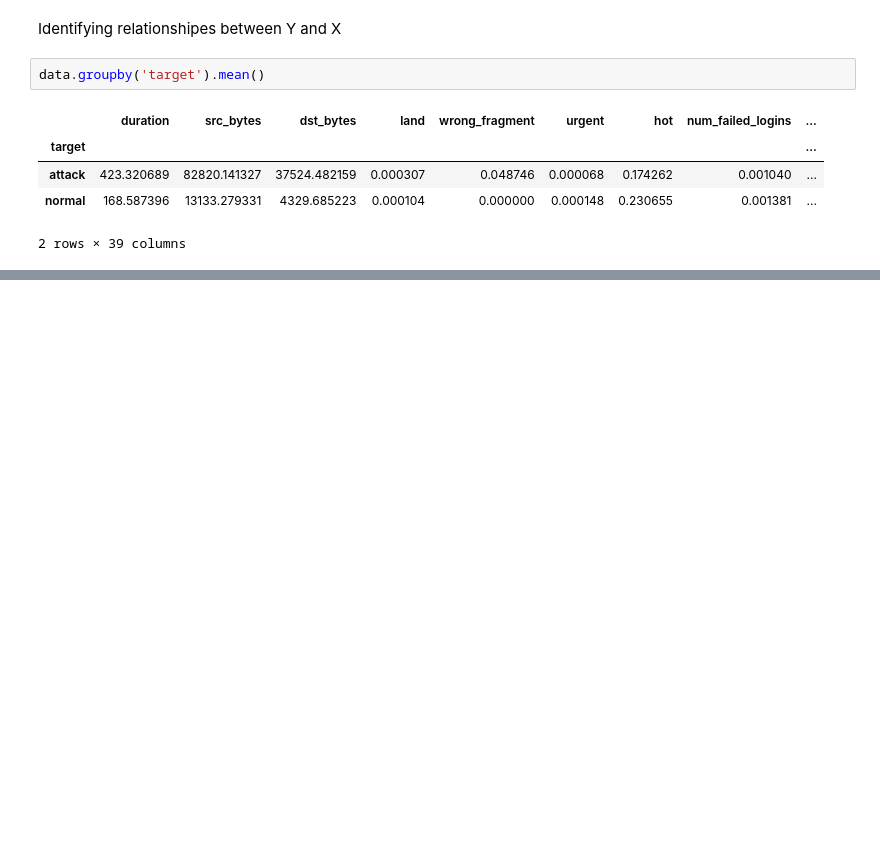
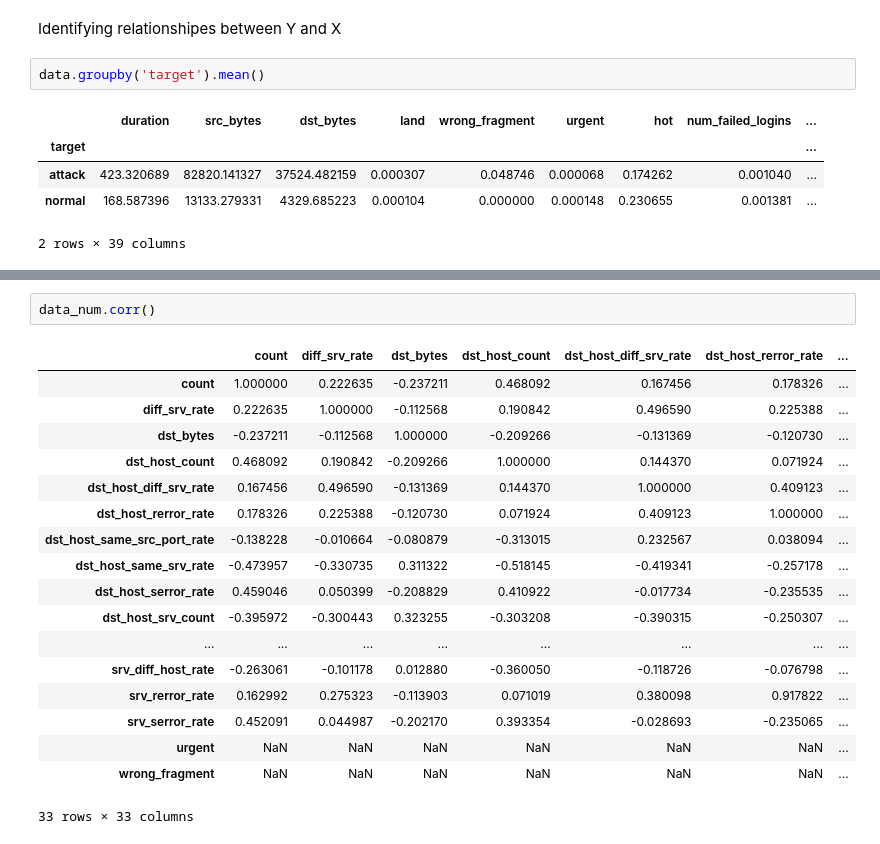
Before and after one commit to devarun07/Analytix, a Jupyter notebook: Projects/3. Network Intrusion Detection System/Project-3.ipynb, the cells around one changed output, grey strips where cells are left out. Cells and saved outputs as stored; diff of their text form; blank space fills up the shorter version.

```diff
--- a/Projects/3. Network Intrusion Detection System/Project-3.ipynb
+++ b/Projects/3. Network Intrusion Detection System/Project-3.ipynb
@@ -101,0 +181,21 @@ numeric = data.columns.difference(nominal_vars + binary_vars)
+# %%
+data_num.corr()
+# %% [output]
+|  | count | diff_srv_rate | dst_bytes | dst_host_count | dst_host_diff_srv_rate | dst_host_rerror_rate | ... |
+| count | 1.000000 | 0.222635 | -0.237211 | 0.468092 | 0.167456 | 0.178326 | ... |
+| diff_srv_rate | 0.222635 | 1.000000 | -0.112568 | 0.190842 | 0.496590 | 0.225388 | ... |
+| dst_bytes | -0.237211 | -0.112568 | 1.000000 | -0.209266 | -0.131369 | -0.120730 | ... |
+| dst_host_count | 0.468092 | 0.190842 | -0.209266 | 1.000000 | 0.144370 | 0.071924 | ... |
+| dst_host_diff_srv_rate | 0.167456 | 0.496590 | -0.131369 | 0.144370 | 1.000000 | 0.409123 | ... |
+| dst_host_rerror_rate | 0.178326 | 0.225388 | -0.120730 | 0.071924 | 0.409123 | 1.000000 | ... |
+| dst_host_same_src_port_rate | -0.138228 | -0.010664 | -0.080879 | -0.313015 | 0.232567 | 0.038094 | ... |
+| dst_host_same_srv_rate | -0.473957 | -0.330735 | 0.311322 | -0.518145 | -0.419341 | -0.257178 | ... |
+| dst_host_serror_rate | 0.459046 | 0.050399 | -0.208829 | 0.410922 | -0.017734 | -0.235535 | ... |
+| dst_host_srv_count | -0.395972 | -0.300443 | 0.323255 | -0.303208 | -0.390315 | -0.250307 | ... |
+| ... | ... | ... | ... | ... | ... | ... | ... |
+| srv_diff_host_rate | -0.263061 | -0.101178 | 0.012880 | -0.360050 | -0.118726 | -0.076798 | ... |
+| srv_rerror_rate | 0.162992 | 0.275323 | -0.113903 | 0.071019 | 0.380098 | 0.917822 | ... |
+| srv_serror_rate | 0.452091 | 0.044987 | -0.202170 | 0.393354 | -0.028693 | -0.235065 | ... |
+| urgent | NaN | NaN | NaN | NaN | NaN | NaN | ... |
+| wrong_fragment | NaN | NaN | NaN | NaN | NaN | NaN | ... |
+33 rows × 33 columns
```
Also changed, not shown: parts of 26 cells of this notebook, 1 other file.
